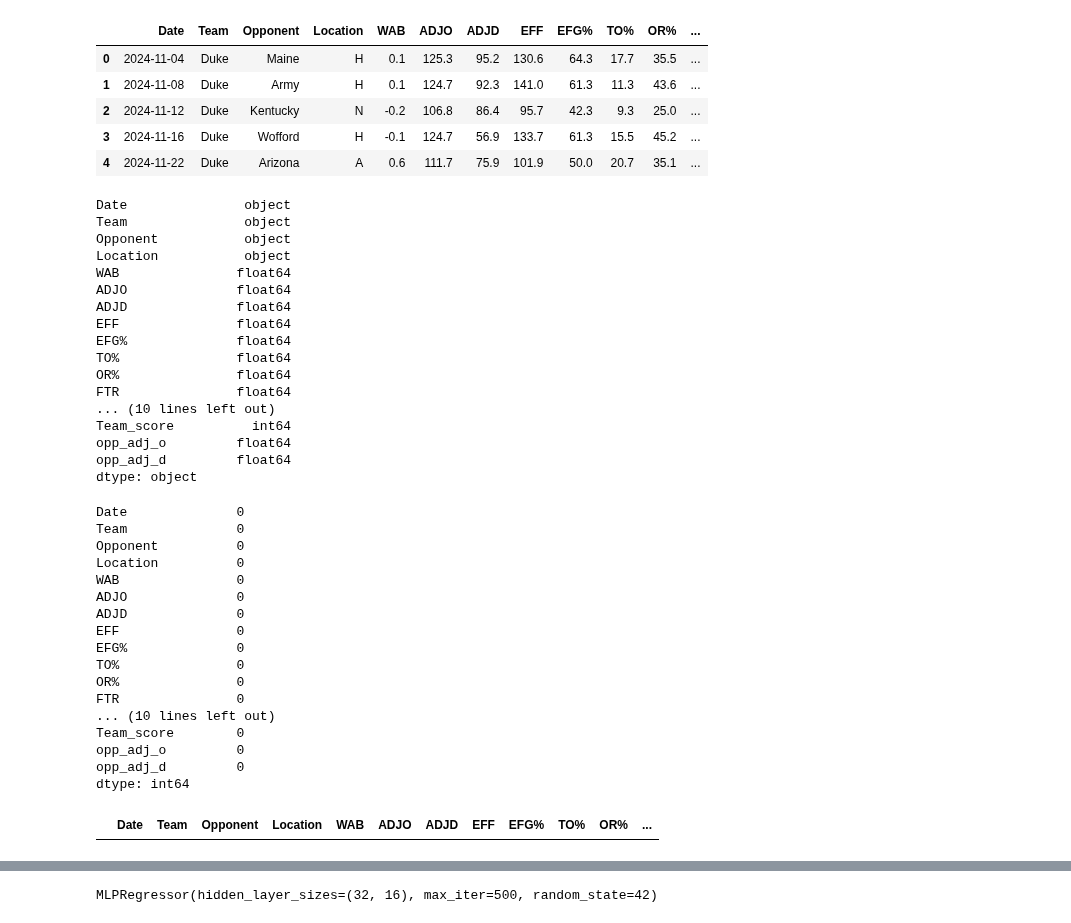
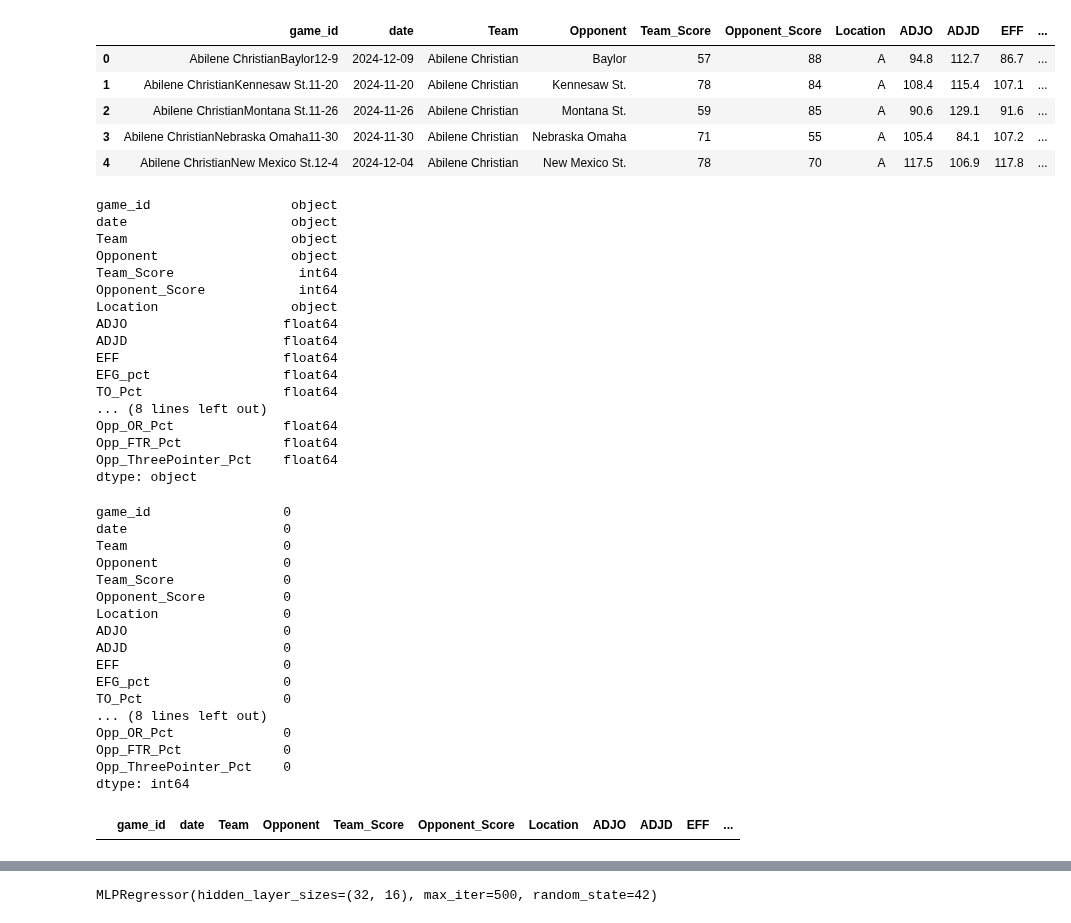
Before and after one commit to visheshgupta19/Stats_competition-, a Jupyter notebook: consolidated_nn.ipynb, the cells around one changed output, grey strips where cells are left out. Drawn from its saved outputs; the diff is of its cells as text; code cells hidden in the pictures.

```diff
--- a/consolidated_nn.ipynb
+++ b/consolidated_nn.ipynb
@@ -11,56 +11,56 @@ from sklearn.metrics import mean_absolute_error, mean_squared_error, r2_score
 pd.set_option("display.max_columns", None)
 pd.set_option("display.max_rows", None)
 # %%
-data = pd.read_csv("final_opponent_and_team_data.csv")
+data = pd.read_csv("train_data.csv")
 data.head()
 # %% [output]
-|  | Date | Team | Opponent | Location | WAB | ADJO | ADJD | EFF | EFG% | TO% | OR% | ... |
-| 0 | 2024-11-04 | Duke | Maine | H | 0.1 | 125.3 | 95.2 | 130.6 | 64.3 | 17.7 | 35.5 | ... |
-| 1 | 2024-11-08 | Duke | Army | H | 0.1 | 124.7 | 92.3 | 141.0 | 61.3 | 11.3 | 43.6 | ... |
-| 2 | 2024-11-12 | Duke | Kentucky | N | -0.2 | 106.8 | 86.4 | 95.7 | 42.3 | 9.3 | 25.0 | ... |
-| 3 | 2024-11-16 | Duke | Wofford | H | -0.1 | 124.7 | 56.9 | 133.7 | 61.3 | 15.5 | 45.2 | ... |
-| 4 | 2024-11-22 | Duke | Arizona | A | 0.6 | 111.7 | 75.9 | 101.9 | 50.0 | 20.7 | 35.1 | ... |
+|  | game_id | date | Team | Opponent | Team_Score | Opponent_Score | Location | ADJO | ADJD | EFF | ... |
+| 0 | Abilene ChristianBaylor12-9 | 2024-12-09 | Abilene Christian | Baylor | 57 | 88 | A | 94.8 | 112.7 | 86.7 | ... |
+| 1 | Abilene ChristianKennesaw St.11-20 | 2024-11-20 | Abilene Christian | Kennesaw St. | 78 | 84 | A | 108.4 | 115.4 | 107.1 | ... |
+| 2 | Abilene ChristianMontana St.11-26 | 2024-11-26 | Abilene Christian | Montana St. | 59 | 85 | A | 90.6 | 129.1 | 91.6 | ... |
+| 3 | Abilene ChristianNebraska Omaha11-30 | 2024-11-30 | Abilene Christian | Nebraska Omaha | 71 | 55 | A | 105.4 | 84.1 | 107.2 | ... |
+| 4 | Abilene ChristianNew Mexico St.12-4 | 2024-12-04 | Abilene Christian | New Mexico St. | 78 | 70 | A | 117.5 | 106.9 | 117.8 | ... |
 # %%
 data.dtypes
 # %% [output]
-Date               object
-Team               object
-Opponent           object
-Location           object
-WAB               float64
-ADJO              float64
-ADJD              float64
-EFF               float64
-EFG%              float64
-TO%               float64
-OR%               float64
-FTR               float64
-... (10 lines left out)
-Team_score          int64
-opp_adj_o         float64
-opp_adj_d         float64
+game_id                  object
+date                     object
+Team                     object
+Opponent                 object
+Team_Score                int64
+Opponent_Score            int64
+Location                 object
+ADJO                    float64
+ADJD                    float64
+EFF                     float64
+EFG_pct                 float64
+TO_Pct                  float64
+... (8 lines left out)
+Opp_OR_Pct              float64
+Opp_FTR_Pct             float64
+Opp_ThreePointer_Pct    float64
 dtype: object
 # %%
 data.isnull().sum()
 # %% [output]
-Date              0
-Team              0
-Opponent          0
-Location          0
-WAB               0
-ADJO              0
-ADJD              0
-EFF               0
-EFG%              0
-TO%               0
-OR%               0
-FTR               0
-... (10 lines left out)
-Team_score        0
-opp_adj_o         0
-opp_adj_d         0
+game_id                 0
+date                    0
+Team                    0
+Opponent                0
+Team_Score              0
+Opponent_Score          0
+Location                0
+ADJO                    0
+ADJD                    0
+EFF                     0
+EFG_pct                 0
+TO_Pct                  0
+... (8 lines left out)
+Opp_OR_Pct              0
+Opp_FTR_Pct             0
+Opp_ThreePointer_Pct    0
 dtype: int64
 # %%
 data[data.isnull().any(axis=1)]
 # %% [output]
-|  | Date | Team | Opponent | Location | WAB | ADJO | ADJD | EFF | EFG% | TO% | OR% | ... |
+|  | game_id | date | Team | Opponent | Team_Score | Opponent_Score | Location | ADJO | ADJD | EFF | ... |
```
Also changed, not shown: parts of 29 cells of this notebook, 3 other files.
